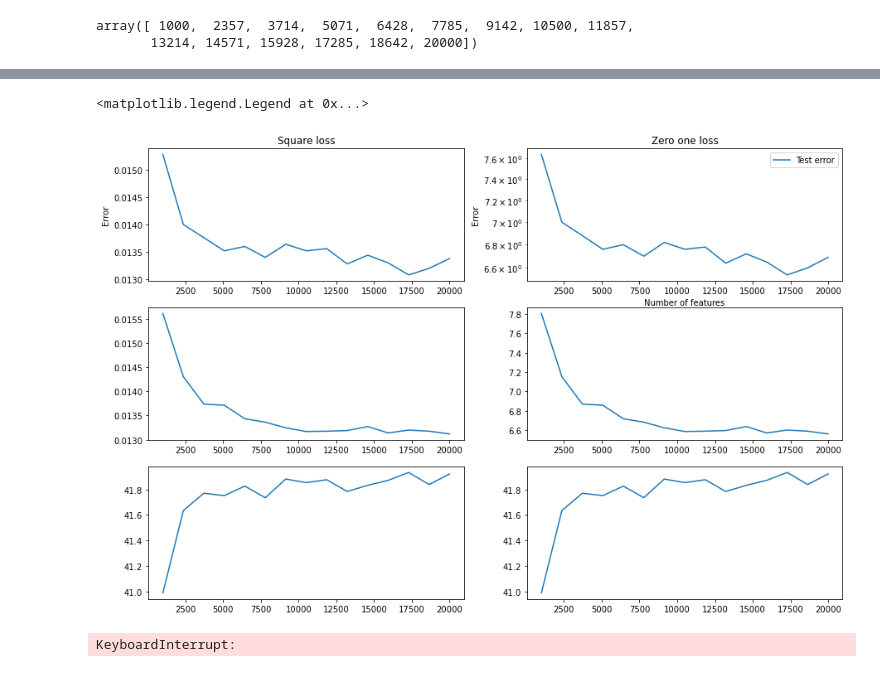
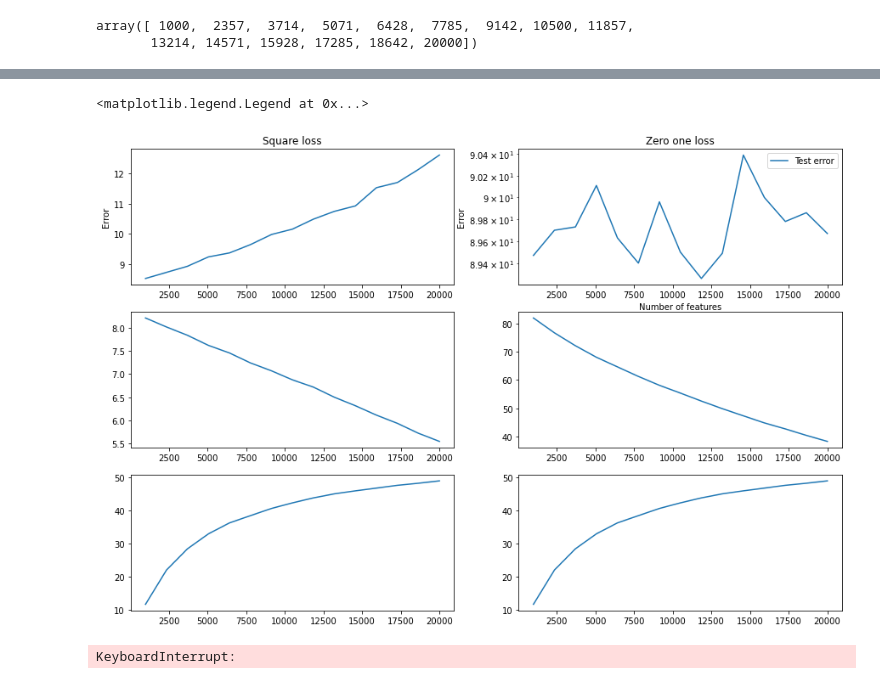
Before and after one commit to Hecramco/FoIL_reproducibility_challenge, a Jupyter notebook: Experiments_2.ipynb, the cells around one changed output, grey strips where cells are left out. Cells and saved outputs as stored; diff of their text form; code cells hidden in the pictures.

```diff
--- a/Experiments_2.ipynb
+++ b/Experiments_2.ipynb
@@ -303,30 +260,30 @@ number of features:  6428
 # %%
 import pandas as pd
 import matplotlib.pyplot as plt
 
-RF_df = pd.read_csv('Random_features.csv')
+RF_df = pd.read_csv('Random_fourier_features.csv')
 norm = RF_df['Norm of the weights']
 
 
 figure, axs = plt.subplots(3, 2, figsize=(15, 10))
 plt.subplot(3, 2, 1).set_title("Square loss")
 plt.ylabel("Error")
 axs[0,0].plot(RF_df['Number of features'], RF_df['Square train Test error'], label="Test error")
 axs[1,0].plot(RF_df['Number of features'], RF_df['Square Train error'], label="Train error")
 axs[2,0].plot(RF_df['Number of features'], RF_df['Norm of the weights'], label="Norm of the weights")
 
 plt.subplot(3, 2, 2).set_title("Zero one loss")
 plt.ylabel("Error")
 axs[0,1].plot(RF_df['Number of features'], RF_df['Zero one train Test error'], label="Test error")
 axs[1,1].plot(RF_df['Number of features'], RF_df['Zero one Train error'], label="Train error")
 axs[2,1].plot(RF_df['Number of features'], RF_df['Norm of the weights'], label="Norm of the weights")
 plt.legend()
 plt.yscale("log")
 plt.xlabel("Number of features")
 plt.legend()
 # %% [output]
 <matplotlib.legend.Legend at 0x...>
-[figure, old version]
+[figure, new version]
 # %%
 for D in tqdm([30000, 40000, 50000, 60000], desc="Random Features"):
     X_train, y_train, X_test, y_test = to_random_features(
```
Also changed, not shown: parts of 7 cells of this notebook, 2 other files.
